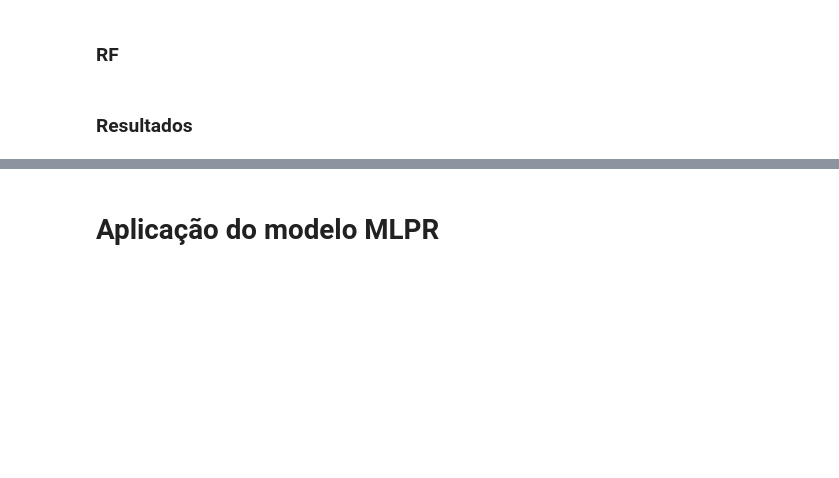
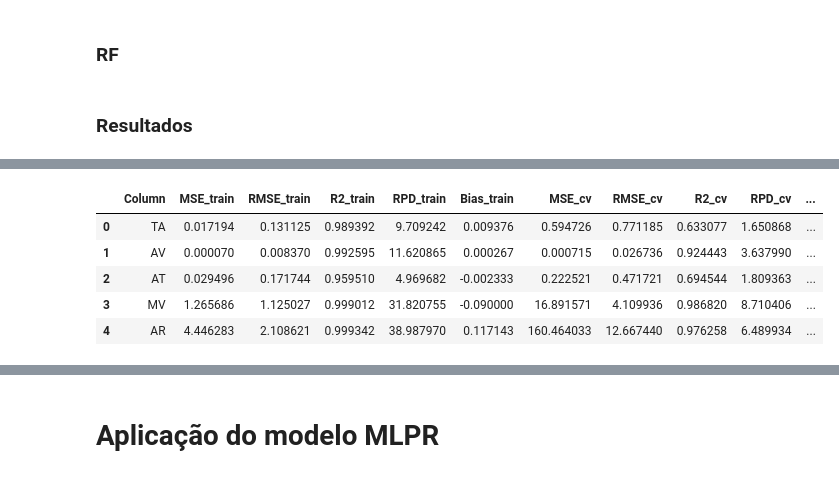
Before and after one commit to xndrxssx/field_spec_data_tests, a Jupyter notebook: field_spec_predição.ipynb, the cells around one changed output, grey strips where cells are left out. Saved outputs shown, nothing was run; the diff lists cells and outputs as text; code cells hidden in the pictures; blank space fills up the shorter version.

```diff
--- a/field_spec_predição.ipynb
+++ b/field_spec_predição.ipynb
@@ -716,3 +774,13 @@ RAW
+# %%
+msc_rf = rfr(df_msc,Y)
+msc_rf
+# %% [output]
+|  | Column | MSE_train | RMSE_train | R2_train | RPD_train | Bias_train | MSE_cv | RMSE_cv | R2_cv | RPD_cv | ... |
+| 0 | TA | 0.017194 | 0.131125 | 0.989392 | 9.709242 | 0.009376 | 0.594726 | 0.771185 | 0.633077 | 1.650868 | ... |
+| 1 | AV | 0.000070 | 0.008370 | 0.992595 | 11.620865 | 0.000267 | 0.000715 | 0.026736 | 0.924443 | 3.637990 | ... |
+| 2 | AT | 0.029496 | 0.171744 | 0.959510 | 4.969682 | -0.002333 | 0.222521 | 0.471721 | 0.694544 | 1.809363 | ... |
+| 3 | MV | 1.265686 | 1.125027 | 0.999012 | 31.820755 | -0.090000 | 16.891571 | 4.109936 | 0.986820 | 8.710406 | ... |
+| 4 | AR | 4.446283 | 2.108621 | 0.999342 | 38.987970 | 0.117143 | 160.464033 | 12.667440 | 0.976258 | 6.489934 | ... |
 # %%
 print('MSC')
 results_rf_msc
```
Also changed, not shown: parts of 26 cells of this notebook, 3 other files.
